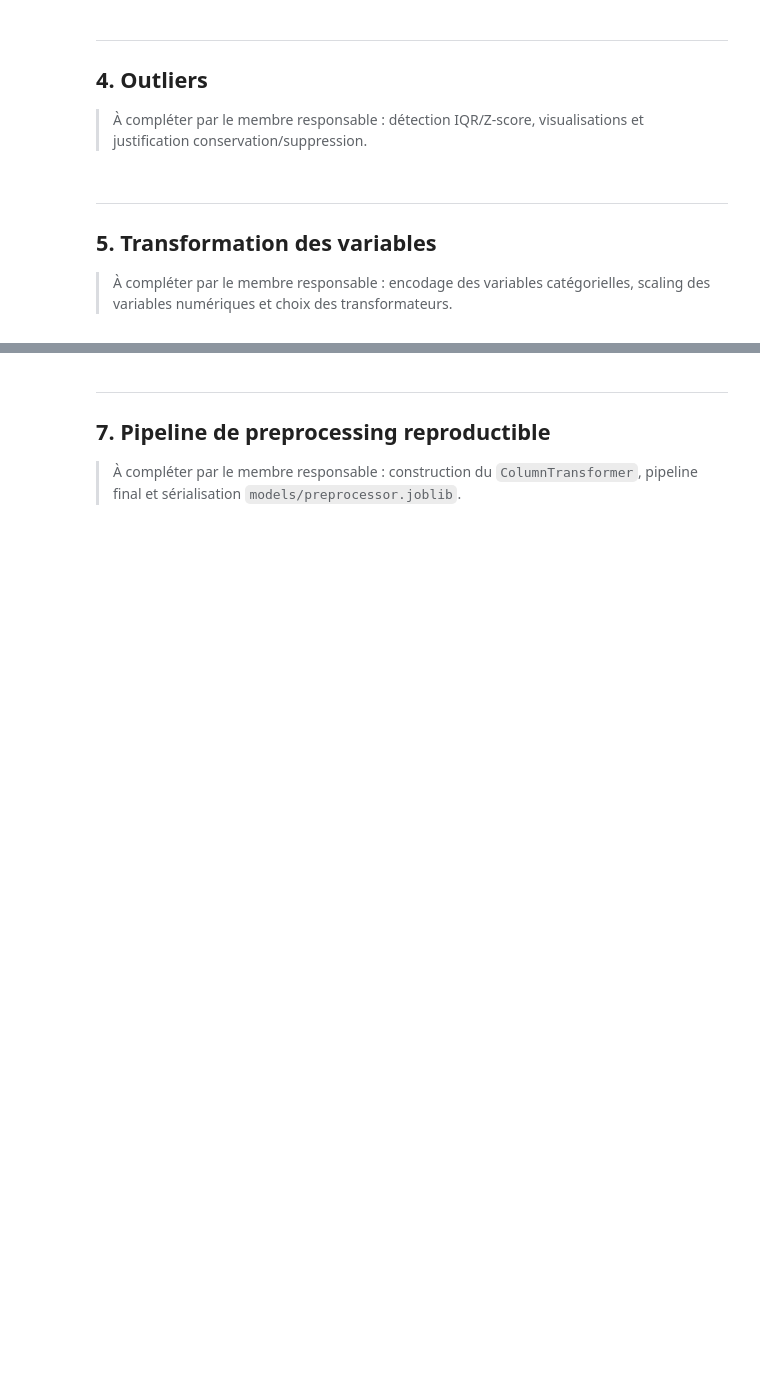
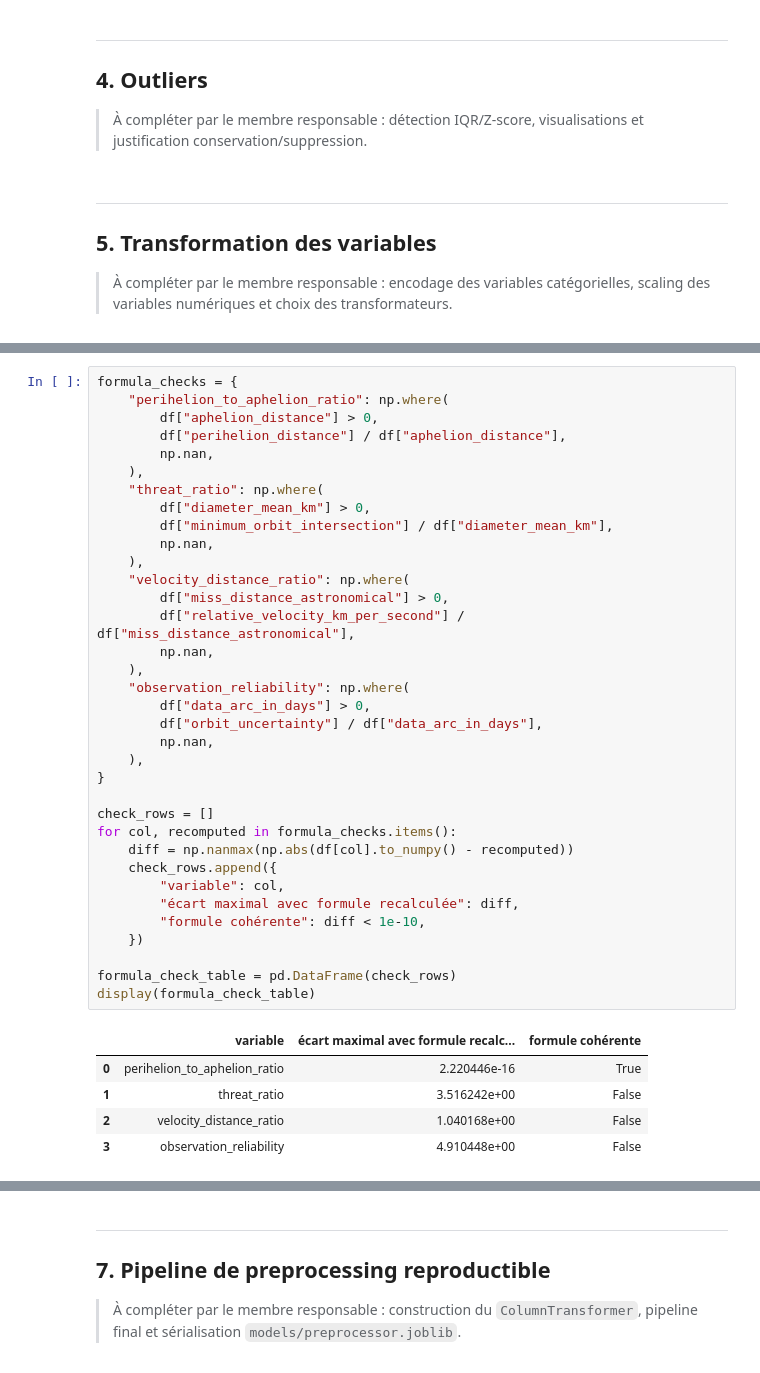
Before and after one commit to zakariyaee/Projet_ML, a Jupyter notebook: notebooks/03_preprocessing.ipynb, the cells around one changed output, grey strips where cells are left out. Saved outputs shown, nothing was run; the diff lists cells and outputs as text; blank space fills up the shorter version.

```diff
--- a/notebooks/03_preprocessing.ipynb
+++ b/notebooks/03_preprocessing.ipynb
@@ -270,0 +373,41 @@ Le rôle de cette partie du notebook est donc de montrer que :
+# %%
+formula_checks = {
+    "perihelion_to_aphelion_ratio": np.where(
+        df["aphelion_distance"] > 0,
+        df["perihelion_distance"] / df["aphelion_distance"],
+        np.nan,
+    ),
+    "threat_ratio": np.where(
+        df["diameter_mean_km"] > 0,
+        df["minimum_orbit_intersection"] / df["diameter_mean_km"],
+        np.nan,
+    ),
+    "velocity_distance_ratio": np.where(
+        df["miss_distance_astronomical"] > 0,
+        df["relative_velocity_km_per_second"] / df["miss_distance_astronomical"],
+        np.nan,
+    ),
+    "observation_reliability": np.where(
+        df["data_arc_in_days"] > 0,
+        df["orbit_uncertainty"] / df["data_arc_in_days"],
+        np.nan,
+    ),
+}
+
+check_rows = []
+for col, recomputed in formula_checks.items():
+    diff = np.nanmax(np.abs(df[col].to_numpy() - recomputed))
+    check_rows.append({
+        "variable": col,
+        "écart maximal avec formule recalculée": diff,
+        "formule cohérente": diff < 1e-10,
+    })
+
+formula_check_table = pd.DataFrame(check_rows)
+display(formula_check_table)
+# %% [output]
+|  | variable | écart maximal avec formule recalc... | formule cohérente |
+| 0 | perihelion_to_aphelion_ratio | 2.220446e-16 | True |
+| 1 | threat_ratio | 3.516242e+00 | False |
+| 2 | velocity_distance_ratio | 1.040168e+00 | False |
+| 3 | observation_reliability | 4.910448e+00 | False |
```
Also changed, not shown: parts of 8 cells of this notebook.
